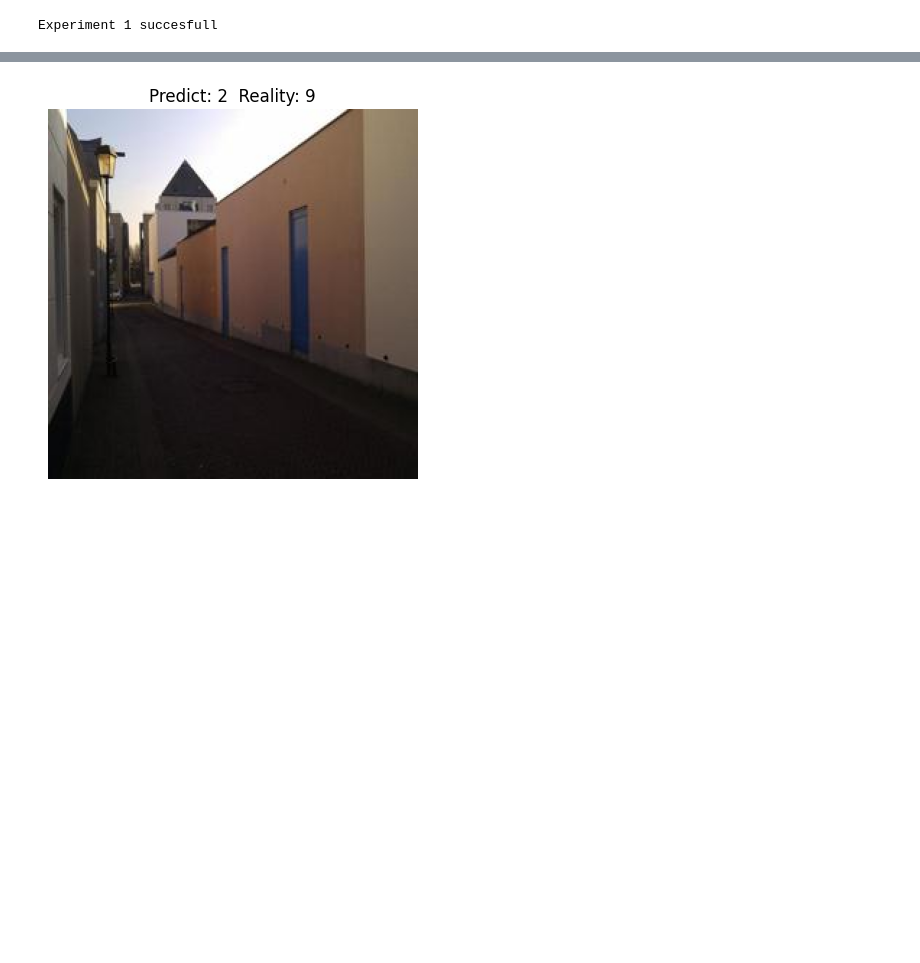
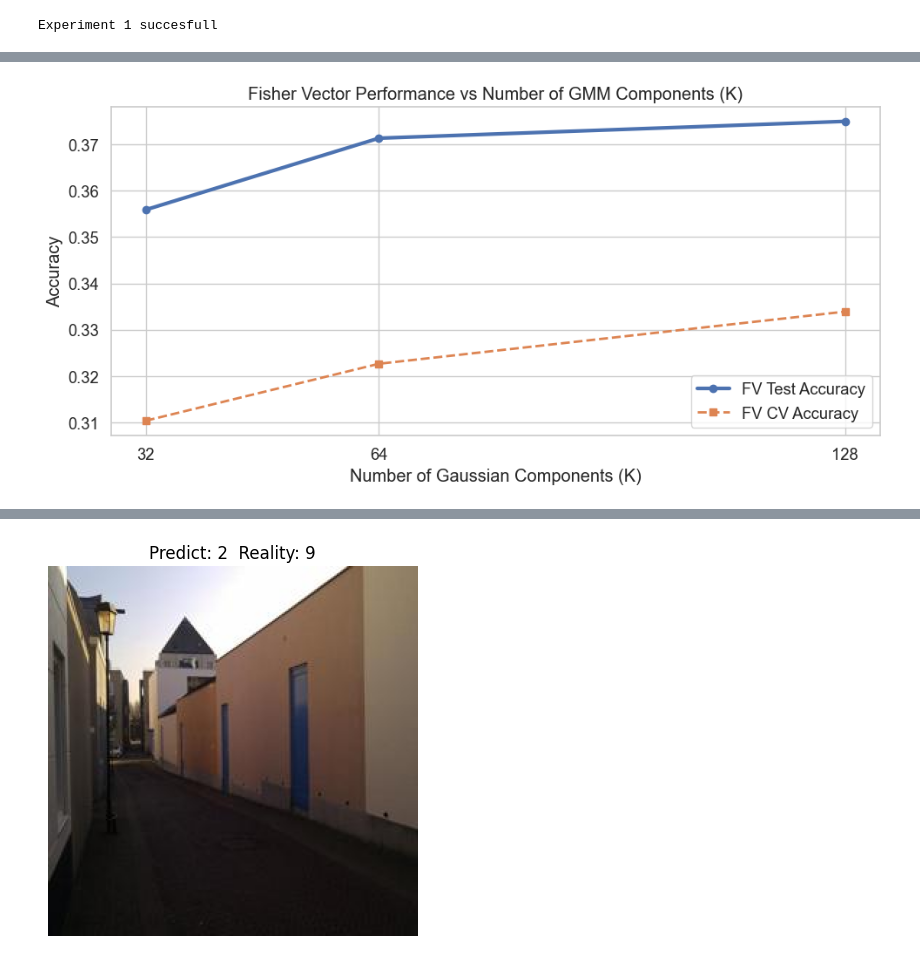
Before and after one commit to MCV-C3/project-1, a Jupyter notebook: Week1/delivery.ipynb, the cells around one changed output, grey strips where cells are left out. Cells and saved outputs as stored; diff of their text form; code cells hidden in the pictures; blank space fills up the shorter version.

```diff
--- a/Week1/delivery.ipynb
+++ b/Week1/delivery.ipynb
@@ -59,0 +108,98 @@ Experiment 1 succesfull
+# %%
+sns.set(style="whitegrid", font_scale=1.2)
+
+# Load FV results
+df_fv = pd.read_csv("fisher_vector_results.csv")
+print("Loaded Fisher Vector results:")
+display(df_fv)
+
+
+# Load BoVW (Codebook Size) results for comparison
+df_k = results[results["Experiment"] == "Codebook Size"].copy()
+
+
+# Only test accuracy is needed for comparison
+bovw_best = df_k.loc[df_k["Test_Accuracy"].idxmax()]
+print("\nBest BoVW configuration:")
+display(bovw_best)
+
+
+# 1) Fisher Vector Trend Plot
+
+plt.figure(figsize=(10,5))
+plt.plot(df_fv["K"], df_fv["test_acc"], marker="o", linewidth=3, label="FV Test Accuracy")
+plt.plot(df_fv["K"], df_fv["cv_mean_acc"], marker="s", linestyle="--", linewidth=2, label="FV CV Accuracy")
+
+plt.title("Fisher Vector Performance vs Number of GMM Components (K)")
+plt.xlabel("Number of Gaussian Components (K)")
+plt.ylabel("Accuracy")
+plt.xticks(df_fv["K"])
+plt.legend()
+plt.grid(True)
+plt.tight_layout()
+plt.show()
+
+### Fisher Vector vs BoVW: Grouped Bar Plot (Accuracy vs K)
+
+
+# Load FV and BoVW results
+
+df_fv = pd.read_csv("fisher_vector_results.csv")
+df_k = results[results["Experiment"] == "Codebook Size"].copy()
+
+
+# Standardize column names
+
+df_fv_small = df_fv[["K", "test_acc"]].rename(columns={"test_acc": "FV_Accuracy"})
+df_bovw_small = df_k[["Value", "Test_Accuracy"]].rename(
+    columns={"Value": "K", "Test_Accuracy": "BoVW_Accuracy"}
+)
+
+
+# Fix both Ks as integers
+
+df_fv_small["K"] = pd.to_numeric(df_fv_small["K"], errors="coerce").astype("Int64")
+df_bovw_small["K"] = pd.to_numeric(df_bovw_small["K"], errors="coerce").astype("Int64")
+
+
+# Merge on K, outer join keeps all existing K values
+
+df_merge = pd.merge(df_bovw_small, df_fv_small, on="K", how="outer").sort_values("K")
+
+print("Merged Accuracy Table:")
+display(df_merge)
+
+
+# Plot: grouped bar chart
+
+plt.figure(figsize=(12,6))
+
+bar_width = 0.35
+x = range(len(df_merge))
+
+plt.bar(
+    [p - bar_width/2 for p in x],
+    df_merge["BoVW_Accuracy"],
+    width=bar_width,
+    label="BoVW",
+    color="#1f77b4"
+)
+
+plt.bar(
+    [p + bar_width/2 for p in x],
+    df_merge["FV_Accuracy"],
+    width=bar_width,
+    label="Fisher Vector",
+    color="#ff7f0e"
+)
+
+plt.xticks(x, df_merge["K"])
+plt.xlabel("K (Codebook Size / GMM Components)")
+plt.ylabel("Accuracy")
+plt.title("BoVW vs Fisher Vector — Accuracy vs K")
+plt.ylim(0, 1)
+plt.legend()
+plt.grid(axis='y', linestyle="--", alpha=0.5)
+plt.tight_layout()
+plt.show()
+# %% [output]
@@ -59,0 +221 @@ Experiment 1 succesfull
+[figure, added]
```
Also changed, not shown: parts of 3 cells of this notebook, 2 other files.
